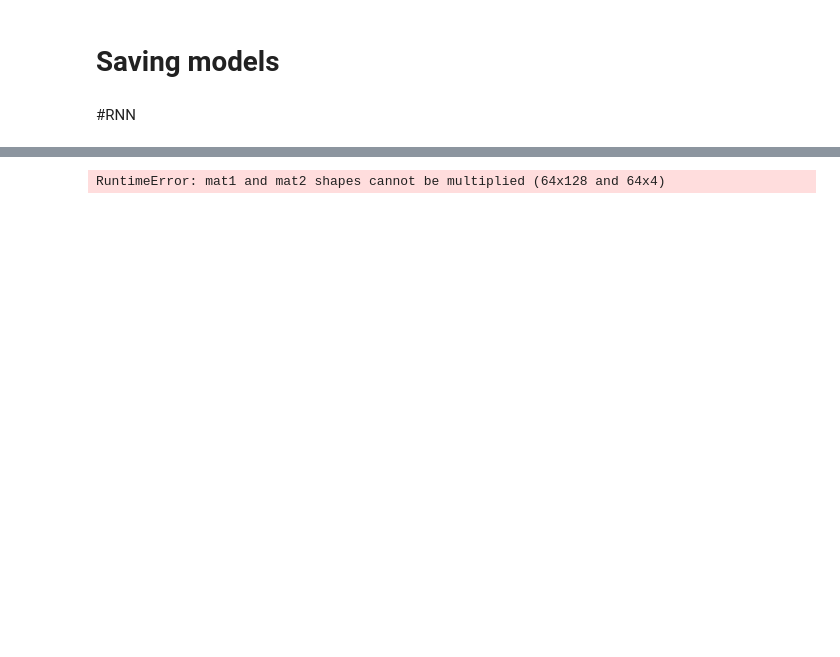
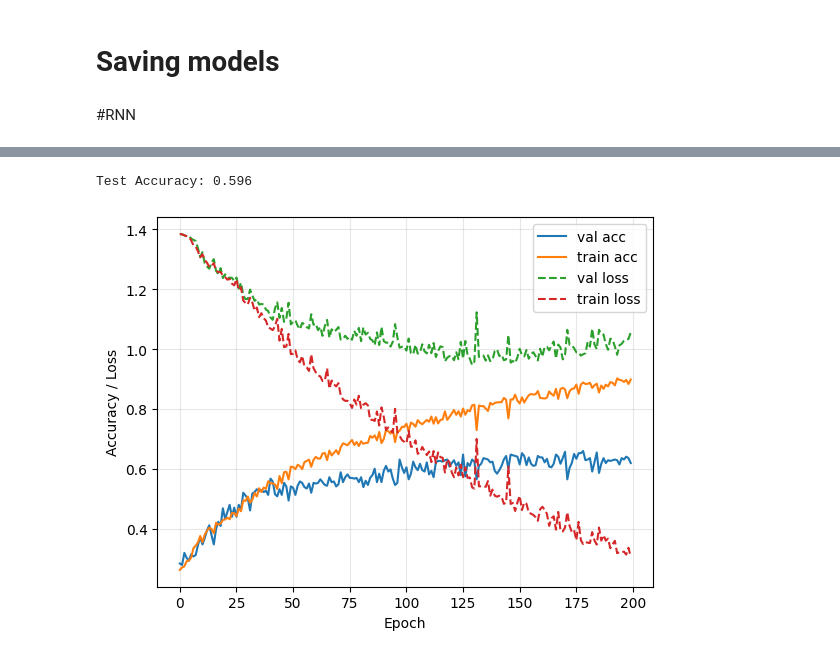
Before and after one commit to matthewyu01/eeg-classifier, a Jupyter notebook: torch_crnn.ipynb, the cells around one changed output, grey strips where cells are left out. Saved outputs shown, nothing was run; the diff lists cells and outputs as text; code cells hidden in the pictures; blank space fills up the shorter version.

Commit message:
Update CRNN model to latest version

```diff
--- a/torch_crnn.ipynb
+++ b/torch_crnn.ipynb
@@ -530,5 +404,5 @@ RuntimeError: Failed to run torchinfo. See above stack traces for more details.
 # %%
-num_epochs = 260
+num_epochs = 200
 
 # progress bar
 pbar = tqdm.tqdm(
@@ -550,45 +424,68 @@ for epoch in pbar:
         loss.backward() # backpropagate
         optimizer.step() # perform optimization step
 
-        # IMPORTANT: DO NOT store 'loss' by itself, since it references its entire computational graph.
-        # Otherwise you will run out of memory.
-        # You MUST use .item() to convert to a scalar or call .detach().
-        loss_hist.append(loss.item())
-
     model.eval() # set model to evaluation mode.
     # calculate accuracy for training and validation sets
     ns = 0 # number of samples
     nc = 0 # number of correct outputs
+    loss_acc = 0
     with torch.no_grad():
         for batch in train_dataloader:
             x, y = batch
             out = model(x)
+            loss = celoss(out, y)
+            loss_acc += loss.item() * len(y)
             ns += len(y)
             nc += (out.max(1)[1] == y).detach().cpu().numpy().sum()
+    loss_hist.append(loss_acc / ns)
     acc_hist.append(nc/ns)
 
     ns = 0 # number of samples
     nc = 0 # number of correct outputs
+    loss_acc = 0
     with torch.no_grad():
         for batch in val_dataloader:
             x, y = batch
             outs = torch.from_numpy(
                 np.array(
                     [model(x[:, :, t_start+i*t_crop:t_end+i*t_crop:t_step]).cpu().numpy() for i in np.arange(n_crops)]
+                    # + [model(nn.MaxPool1d(t_step)(x[:, :, t_start:t_end])).cpu().numpy()]
+                    # + [model(nn.AvgPool1d(t_step)(x[:, :, t_start:t_end]) + torch.FloatTensor(np.random.normal(0, 0.5, (len(x), 22, t_size))).to(device)).cpu().numpy()]
                 )
             ).to(device)
             out = torch.mean(outs, axis=0)
             loss = celoss(out, y)
-            val_loss_hist.append(loss.item())
+            loss_acc += loss.item() * len(y)
             ns += len(y)
             nc += (out.max(1)[1] == y).detach().cpu().numpy().sum()
+    val_loss_hist.append(loss_acc / ns)
     val_acc_hist.append(nc/ns)
 
 
     # update progress bar postfix
     pbar.set_postfix({'acc': acc_hist[-1], 'val_acc': val_acc_hist[-1]})
-# %% [output]
-RuntimeError: mat1 and mat2 shapes cannot be multiplied (64x128 and 64x4)
+# %%
+# Compute test accuracy
+if True:
+    model.eval() # set model to evaluation mode.
+    ns = 0 # number of samples
+    nc = 0 # number of correct outputs
+    with torch.no_grad():
+        for batch in test_dataloader:
+            x, y = batch
+            outs = torch.from_numpy(
+                np.array(
+                    [model(x[:, :, t_start+i*t_crop:t_end+i*t_crop:t_step]).cpu().numpy() for i in np.arange(n_crops)]
+                    # + [model(nn.MaxPool1d(t_step)(x[:, :, t_start:t_end])).cpu().numpy()]
+                    # + [model(nn.AvgPool1d(t_step)(x[:, :, t_start:t_end]) + torch.FloatTensor(np.random.normal(0, 0.5, (len(x), 22, t_size))).to(device)).cpu().numpy()]
+                )
+            ).to(device)
+            out = torch.mean(outs, axis=0)
+            ns += len(y)
+            nc += (out.max(1)[1] == y).detach().cpu().numpy().sum()
+    print(f"Test Accuracy: {nc / ns:.3f}")
+# %% [output]
+Test Accuracy: 0.596
 # %%
 # Best to use .pt for file extensions
 # I used to think .pth was used, but it turns out it can have potential conflicts with python
@@ -617,3 +515,15 @@ val_acc_hist = chkpt['val_acc_hist']
+# %%
+plt.plot(np.arange(len(val_acc_hist)), val_acc_hist, label='val acc')
+plt.plot(np.arange(len(acc_hist)), acc_hist, label='train acc')
+plt.plot(np.arange(len(val_loss_hist)), val_loss_hist, linestyle='--', label='val loss')
+plt.plot(np.arange(len(loss_hist)), loss_hist, linestyle='--', label='train loss')
+plt.ylabel('Accuracy / Loss')
+plt.xlabel('Epoch')
+plt.legend()
+plt.grid(True, alpha=0.3)
+plt.show()
+# %% [output]
+[figure, added]
 # %%
 plt.figure(dpi=100)
 plt.plot(loss_hist, label='training')
```
Also changed, not shown: parts of 20 cells of this notebook.
